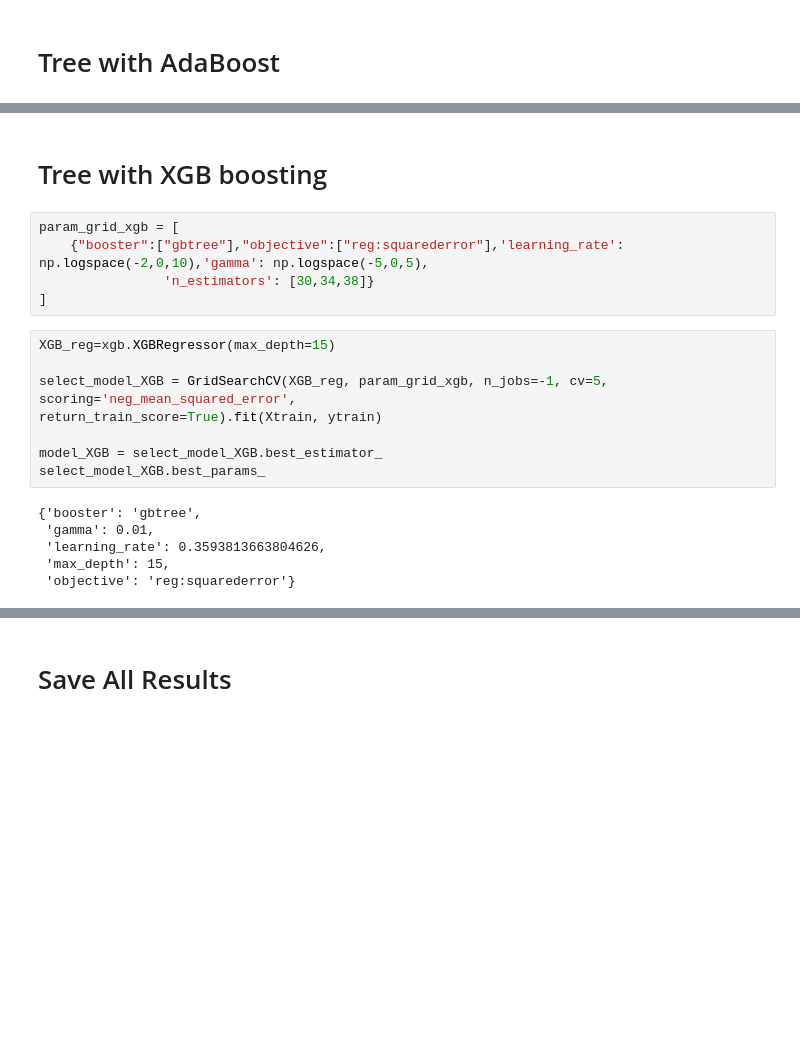
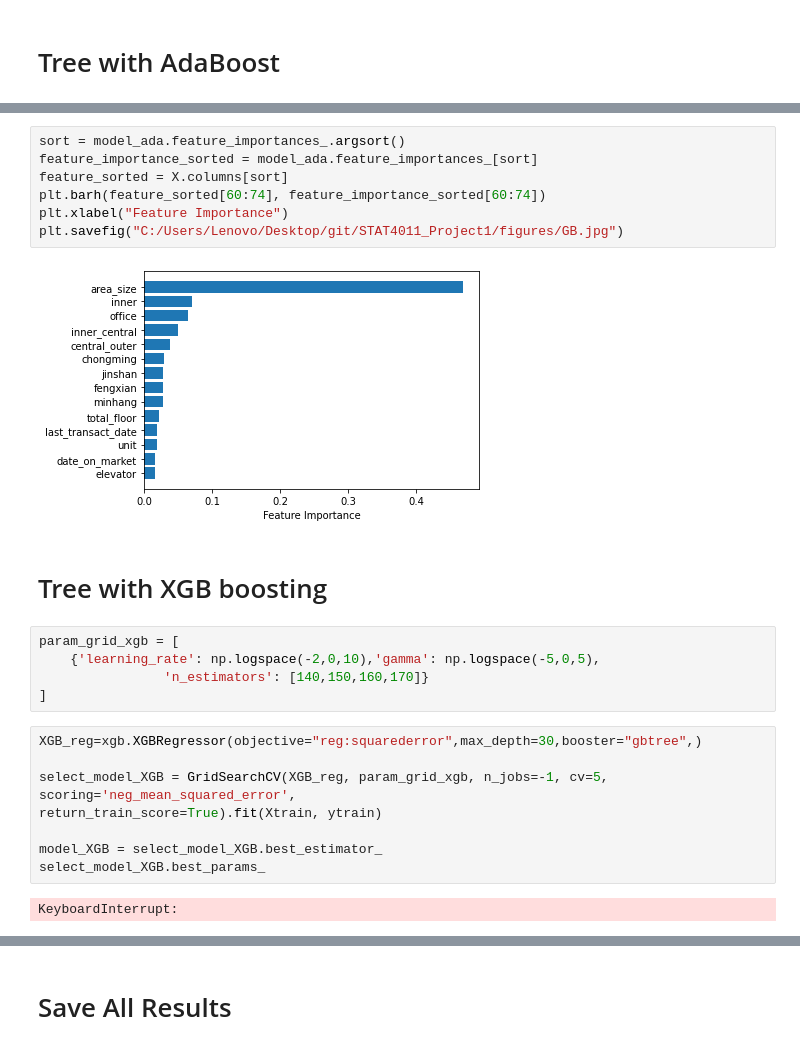
Before and after one commit to hyj55/STAT4011_Project1, a Jupyter notebook: code/model.ipynb, the cells around one changed output, grey strips where cells are left out. Cells and saved outputs as stored; diff of their text form; blank space fills up the shorter version.

```diff
--- a/code/model.ipynb
+++ b/code/model.ipynb
@@ -206,12 +267,21 @@ ada_result
+# %%
+sort = model_ada.feature_importances_.argsort()
+feature_importance_sorted = model_ada.feature_importances_[sort]
+feature_sorted = X.columns[sort]
+plt.barh(feature_sorted[60:74], feature_importance_sorted[60:74])
+plt.xlabel("Feature Importance")
+plt.savefig("C:/Users/Lenovo/Desktop/git/STAT4011_Project1/figures/GB.jpg")
+# %% [output]
+[figure, added]
 # %% [markdown]
 # Tree with XGB boosting
 # %%
 param_grid_xgb = [
-    {"booster":["gbtree"],"objective":["reg:squarederror"],'learning_rate': np.logspace(-2,0,10),'gamma': np.logspace(-5,0,5),
-                'n_estimators': [30,34,38]}
+    {'learning_rate': np.logspace(-2,0,10),'gamma': np.logspace(-5,0,5),
+                'n_estimators': [140,150,160,170]}
 ]
 # %%
-XGB_reg=xgb.XGBRegressor(max_depth=15)
+XGB_reg=xgb.XGBRegressor(objective="reg:squarederror",max_depth=30,booster="gbtree",)
 
 select_model_XGB = GridSearchCV(XGB_reg, param_grid_xgb, n_jobs=-1, cv=5,
 scoring='neg_mean_squared_error',
@@ -220,11 +290,7 @@ return_train_score=True).fit(Xtrain, ytrain)
 model_XGB = select_model_XGB.best_estimator_
 select_model_XGB.best_params_
 # %% [output]
-{'booster': 'gbtree',
- 'gamma': 0.01,
- 'learning_rate': 0.3593813663804626,
- 'max_depth': 15,
- 'objective': 'reg:squarederror'}
+KeyboardInterrupt:
 # %%
 XGB_result = model_assess(model_XGB,Xtrain,ytrain,Xtest,ytest)
 XGB_result
```
Also changed, not shown: parts of 33 cells of this notebook, 8 other files.
